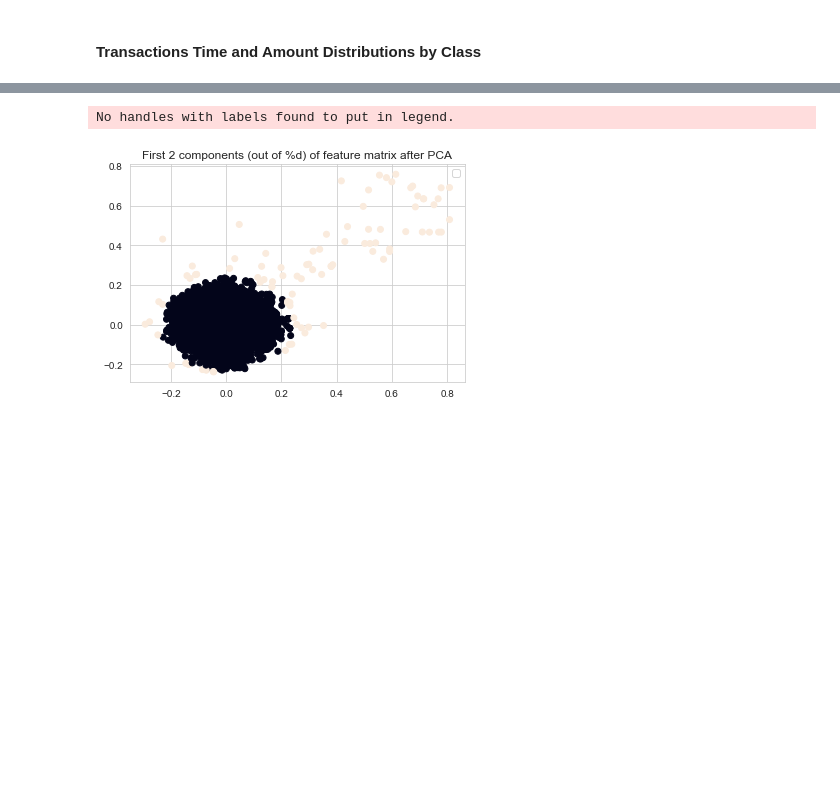
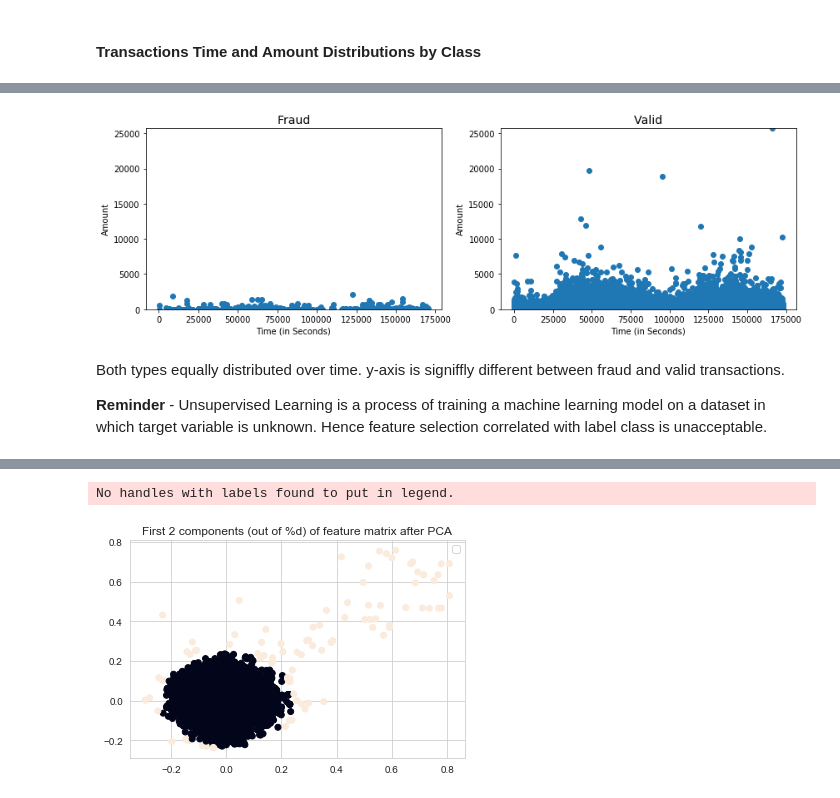
Before and after one commit to shon-otmazgin/transactions-anomaly-detection-unsupervised-learning, a Jupyter notebook: notebooks/Transactions Anomaly Detection with Unsupervised Learning .ipynb, the cells around one changed output, grey strips where cells are left out. Drawn from its saved outputs; the diff is of its cells as text; code cells hidden in the pictures; blank space fills up the shorter version.

```diff
--- a/notebooks/Transactions Anomaly Detection with Unsupervised Learning .ipynb
+++ b/notebooks/Transactions Anomaly Detection with Unsupervised Learning .ipynb
@@ -683,0 +159,22 @@ len([f for f in frauds if f[1] < 0.01])
+# %%
+fig, (ax1, ax2) = plt.subplots(1, 2, figsize=(14,4))
+
+ax1.scatter(df.Time[df.Class == 1], df.Amount[df.Class == 1])
+ax1.set_title('Fraud', fontsize=14)
+ax1.set_ylim([min(amount_val), max(amount_val)])
+ax1.set_ylabel('Amount')
+ax1.set_xlabel('Time (in Seconds)')
+
+ax2.scatter(df.Time[df.Class == 0], df.Amount[df.Class == 0])
+ax2.set_title('Valid', fontsize=14)
+ax2.set_ylim([min(amount_val), max(amount_val)])
+ax2.set_ylabel('Amount')
+ax2.set_xlabel('Time (in Seconds)')
+
+plt.show()
+# %% [output]
+[figure, added]
+# %% [markdown]
+Both types equally distributed over time. y-axis is signiffly different between fraud and valid transactions.
+
+**Reminder** - Unsupervised Learning is a process of training a machine learning model on a dataset in which target variable is unknown. Hence feature selection correlated with label class is unacceptable.
```
Also changed, not shown: parts of 99 cells of this notebook.
